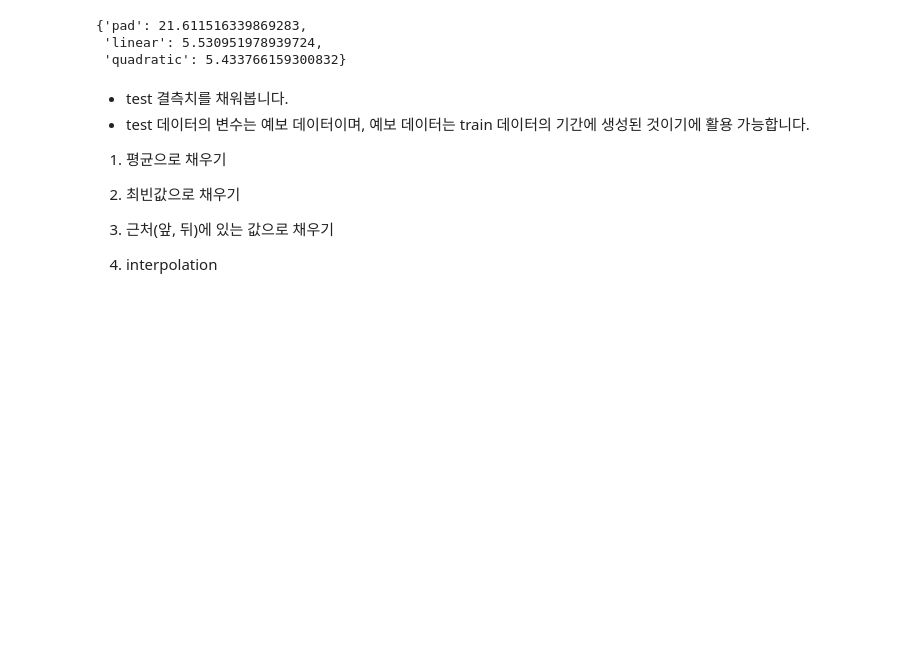
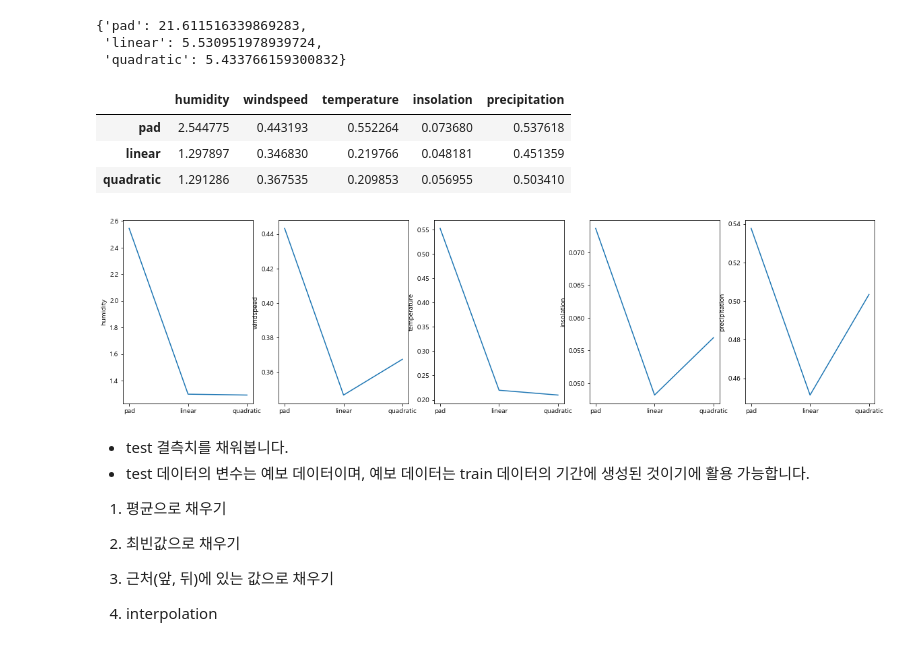
Before and after one commit to LEEHM97/machine-learning-exercises, a Jupyter notebook: 9.전력사용량/전력사용량 예측.ipynb, the cells around one changed output. Drawn from its saved outputs; the diff is of its cells as text; code cells hidden in the pictures; blank space fills up the shorter version.

Commit message:
feat: add errors of interpolation result

```diff
--- a/9.전력사용량/전력사용량 예측.ipynb
+++ b/9.전력사용량/전력사용량 예측.ipynb
@@ -314,13 +314,25 @@ compare_interpolation_methods(train, dummy, "humidity", ["pad", "linear", "quadr
 all_error_dict = {}
 metric = mean_absolute_error
 
-
+for column in ['humidity','windspeed','temperature','insolation','precipitation']:
+    methods = ['pad','linear','quadratic']
+    error_dict = compare_interpolation_methods(train, dummy, column, methods, metric)
+    all_error_dict[column] = error_dict
 
 # 2. 계산 결과를 그래프로 그립니다.
+all_error_df = pd.DataFrame(all_error_dict)
+all_error_df
+# %% [output]
+|  | humidity | windspeed | temperature | insolation | precipitation |
+| pad | 2.544775 | 0.443193 | 0.552264 | 0.073680 | 0.537618 |
+| linear | 1.297897 | 0.346830 | 0.219766 | 0.048181 | 0.451359 |
+| quadratic | 1.291286 | 0.367535 | 0.209853 | 0.056955 | 0.503410 |
 # %%
-fig, axes = plt.subplots(1, 4, figsize = (18, 5))
+fig, axes = plt.subplots(1, 5, figsize = (20, 5))
 for i in range(len(all_error_df.columns)):
     sns.lineplot(ax=axes[i], data=all_error_df.iloc[:, i].transpose(), sort=False)
+# %% [output]
+[figure, added]
 # %%
 # 테스트 데이터에 결측치를 채워봅니다!
 test.temperature =
```
Also changed, not shown: parts of 2 cells of this notebook.
